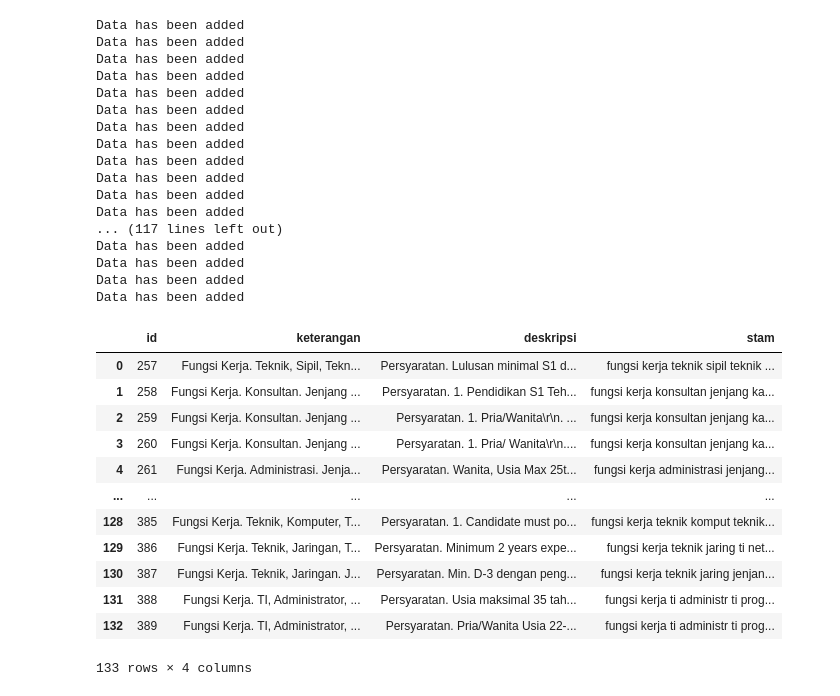
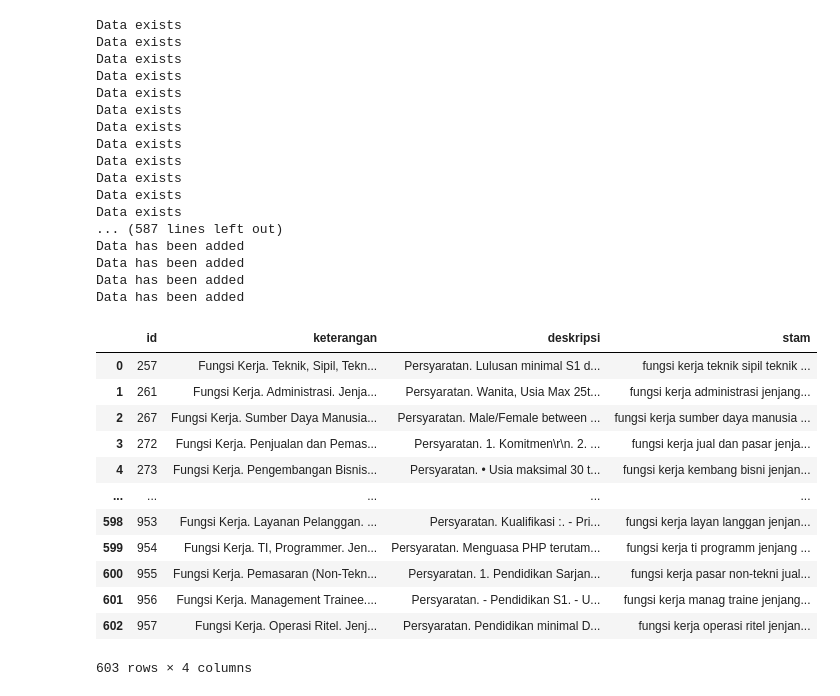
Before and after one commit to AnuBae/tryScrap, a Jupyter notebook: karir/stammer_karir.ipynb, the cells around one changed output. Cells and saved outputs as stored; diff of their text form; code cells hidden in the pictures.

```diff
--- a/karir/stammer_karir.ipynb
+++ b/karir/stammer_karir.ipynb
@@ -76,55 +76,55 @@ for row in raw_karir:
         # mengecek apakah data sudah adat atau belum
         cursor.execute("SELECT id_karir FROM detail_karir WHERE id_karir = '" + str(id_karir) + "'")
         data = cursor.fetchall()
         # if else untuk pengecekan input data
         if data:
             print("Data exists")
         else:
             cursor.execute(
-                        "INSERT INTO detail_karir(id_karir, keterangan_lowongan, deskripsi_lowongan, stam_detail)"
+                        "INSERT INTO detail_karir(id_karir, keterangan_lowongan, deskripsi_lowongan, stem_detail)"
                         "VALUES ('"+ str(id_karir) +"', '"+ keterangan.replace("'", "").replace('"', '') +"', '"+ deskripsi.replace("'", "").replace('"', '') +"', '"+ output_stammer +"')"
                         )
 
             db.commit()
             print("Data has been added")
 
         id_detail.append(id_karir)
         keterangan_lowongan.append(keterangan)
         deskripsi_lowongan.append(deskripsi)
         stam_detail.append(output_stammer)
 
 detail_dict ={'id':id_detail, 'keterangan':keterangan_lowongan, 'deskripsi':deskripsi_lowongan, 'stam':stam_detail}
 df = pd.DataFrame(detail_dict, columns = ['id', 'keterangan', 'deskripsi', 'stam'])
 
 df.sort_values('id', ascending=True)
 # %% [output]
+Data exists
+Data exists
+Data exists
+Data exists
+Data exists
+Data exists
+Data exists
+Data exists
+Data exists
+Data exists
+Data exists
+Data exists
+... (587 lines left out)
 Data has been added
 Data has been added
 Data has been added
 Data has been added
-Data has been added
-Data has been added
-Data has been added
-Data has been added
-Data has been added
-Data has been added
-Data has been added
-Data has been added
-... (117 lines left out)
-Data has been added
-Data has been added
-Data has been added
-Data has been added
 |  | id | keterangan | deskripsi | stam |
 | 0 | 257 | Fungsi Kerja. Teknik, Sipil, Tekn... | Persyaratan. Lulusan minimal S1 d... | fungsi kerja teknik sipil teknik ... |
-| 1 | 258 | Fungsi Kerja. Konsultan. Jenjang ... | Persyaratan. 1. Pendidikan S1 Teh... | fungsi kerja konsultan jenjang ka... |
-| 2 | 259 | Fungsi Kerja. Konsultan. Jenjang ... | Persyaratan. 1. Pria/Wanita\r\n. ... | fungsi kerja konsultan jenjang ka... |
-| 3 | 260 | Fungsi Kerja. Konsultan. Jenjang ... | Persyaratan. 1. Pria/ Wanita\r\n.... | fungsi kerja konsultan jenjang ka... |
-| 4 | 261 | Fungsi Kerja. Administrasi. Jenja... | Persyaratan. Wanita, Usia Max 25t... | fungsi kerja administrasi jenjang... |
+| 1 | 261 | Fungsi Kerja. Administrasi. Jenja... | Persyaratan. Wanita, Usia Max 25t... | fungsi kerja administrasi jenjang... |
+| 2 | 267 | Fungsi Kerja. Sumber Daya Manusia... | Persyaratan. Male/Female between ... | fungsi kerja sumber daya manusia ... |
+| 3 | 272 | Fungsi Kerja. Penjualan dan Pemas... | Persyaratan. 1. Komitmen\r\n. 2. ... | fungsi kerja jual dan pasar jenja... |
+| 4 | 273 | Fungsi Kerja. Pengembangan Bisnis... | Persyaratan. • Usia maksimal 30 t... | fungsi kerja kembang bisni jenjan... |
 | ... | ... | ... | ... | ... |
-| 128 | 385 | Fungsi Kerja. Teknik, Komputer, T... | Persyaratan. 1. Candidate must po... | fungsi kerja teknik komput teknik... |
-| 129 | 386 | Fungsi Kerja. Teknik, Jaringan, T... | Persyaratan. Minimum 2 years expe... | fungsi kerja teknik jaring ti net... |
-| 130 | 387 | Fungsi Kerja. Teknik, Jaringan. J... | Persyaratan. Min. D-3 dengan peng... | fungsi kerja teknik jaring jenjan... |
-| 131 | 388 | Fungsi Kerja. TI, Administrator, ... | Persyaratan. Usia maksimal 35 tah... | fungsi kerja ti administr ti prog... |
-| 132 | 389 | Fungsi Kerja. TI, Administrator, ... | Persyaratan. Pria/Wanita Usia 22-... | fungsi kerja ti administr ti prog... |
+| 598 | 953 | Fungsi Kerja. Layanan Pelanggan. ... | Persyaratan. Kualifikasi :. - Pri... | fungsi kerja layan langgan jenjan... |
+| 599 | 954 | Fungsi Kerja. TI, Programmer. Jen... | Persyaratan. Menguasa PHP terutam... | fungsi kerja ti programm jenjang ... |
+| 600 | 955 | Fungsi Kerja. Pemasaran (Non-Tekn... | Persyaratan. 1. Pendidikan Sarjan... | fungsi kerja pasar non-tekni jual... |
+| 601 | 956 | Fungsi Kerja. Management Trainee.... | Persyaratan. - Pendidikan S1. - U... | fungsi kerja manag traine jenjang... |
+| 602 | 957 | Fungsi Kerja. Operasi Ritel. Jenj... | Persyaratan. Pendidikan minimal D... | fungsi kerja operasi ritel jenjan... |
-133 rows × 4 columns
+603 rows × 4 columns
```
Also changed, not shown: 9 other files.
